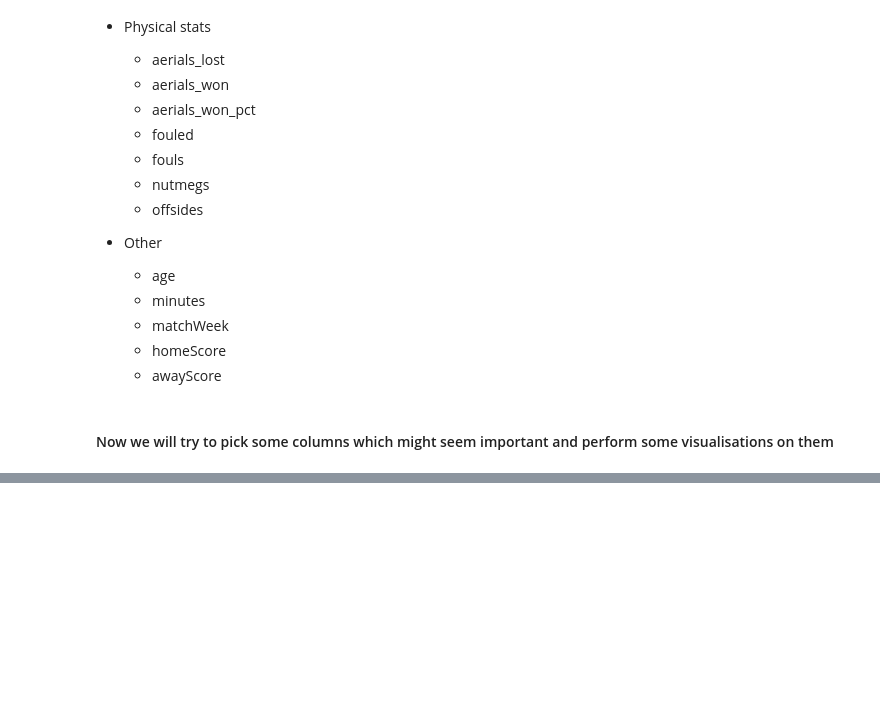
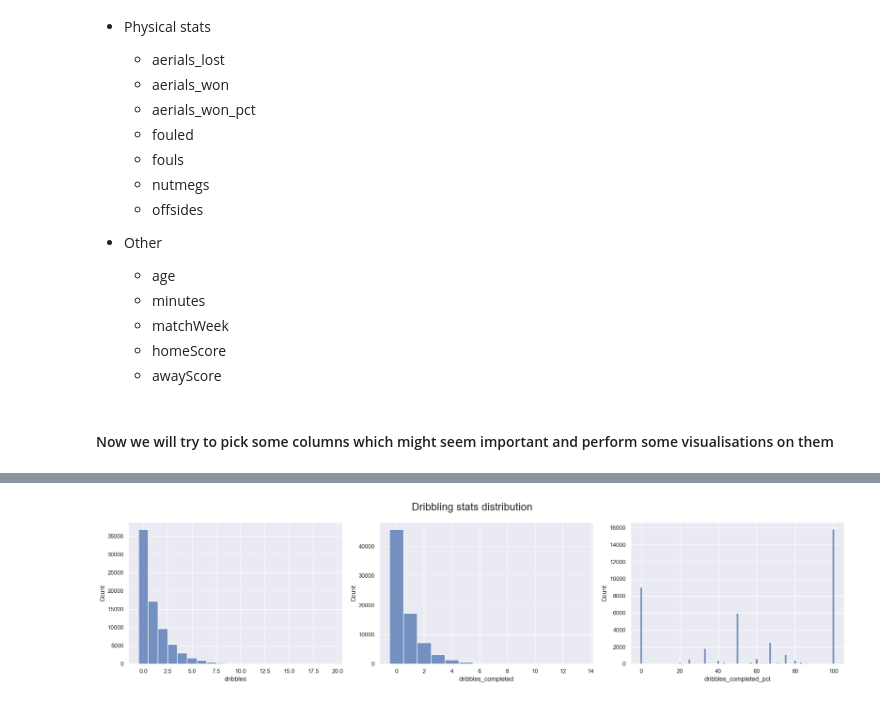
Before and after one commit to tomaszzywicki/Soccer-matches-data-analysis, a Jupyter notebook: code/EDA.ipynb, the cells around one changed output, grey strips where cells are left out. Cells and saved outputs as stored; diff of their text form; code cells hidden in the pictures; blank space fills up the shorter version.

```diff
--- a/code/EDA.ipynb
+++ b/code/EDA.ipynb
@@ -270,0 +272,4 @@ Attack stats:
+# %%
+create_subplots(df_home, important_cols[3][1], 1, 3, figsize=(20, 5), title='Dribbling stats distribution')
+# %% [output]
+[figure, added]
```
Also changed, not shown: parts of 10 cells of this notebook, 1 other file.
